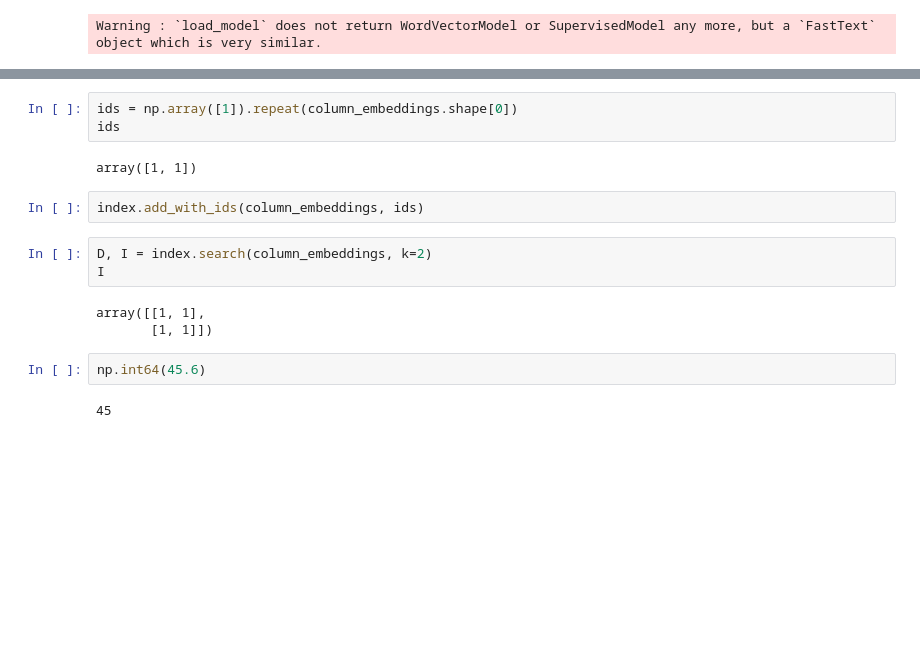
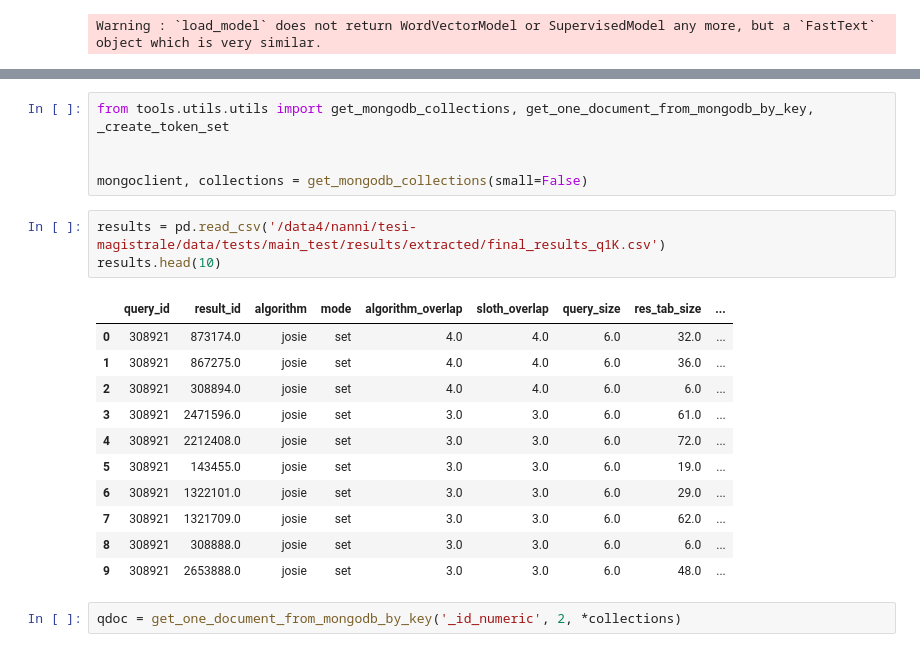
Before and after one commit to nanni00/datalake-table-finder, a Jupyter notebook: experiments/embedding/flat_with_id.ipynb, the cells around one changed output, grey strips where cells are left out. Cells and saved outputs as stored; diff of their text form; blank space fills up the shorter version.

```diff
--- a/experiments/embedding/flat_with_id.ipynb
+++ b/experiments/embedding/flat_with_id.ipynb
@@ -24,17 +19,22 @@ column_embeddings = tabenc.embedding_table(table, numeric_columns=[0, 0, 1])
-# %%
-ids = np.array([1]).repeat(column_embeddings.shape[0])
-ids
-# %% [output]
-array([1, 1])
-# %%
-index.add_with_ids(column_embeddings, ids)
-# %%
-D, I = index.search(column_embeddings, k=2)
-I
-# %% [output]
-array([[1, 1],
-       [1, 1]])
-# %%
-np.int64(45.6)
-# %% [output]
-45
+# %%
+from tools.utils.utils import get_mongodb_collections, get_one_document_from_mongodb_by_key, _create_token_set
+
+
+mongoclient, collections = get_mongodb_collections(small=False)
+# %%
+results = pd.read_csv('/data4/nanni/tesi-magistrale/data/tests/main_test/results/extracted/final_results_q1K.csv')
+results.head(10)
+# %% [output]
+|  | query_id | result_id | algorithm | mode | algorithm_overlap | sloth_overlap | query_size | res_tab_size | ... |
+| 0 | 308921 | 873174.0 | josie | set | 4.0 | 4.0 | 6.0 | 32.0 | ... |
+| 1 | 308921 | 867275.0 | josie | set | 4.0 | 4.0 | 6.0 | 36.0 | ... |
+| 2 | 308921 | 308894.0 | josie | set | 4.0 | 4.0 | 6.0 | 6.0 | ... |
+| 3 | 308921 | 2471596.0 | josie | set | 3.0 | 3.0 | 6.0 | 61.0 | ... |
+| 4 | 308921 | 2212408.0 | josie | set | 3.0 | 3.0 | 6.0 | 72.0 | ... |
+| 5 | 308921 | 143455.0 | josie | set | 3.0 | 3.0 | 6.0 | 19.0 | ... |
+| 6 | 308921 | 1322101.0 | josie | set | 3.0 | 3.0 | 6.0 | 29.0 | ... |
+| 7 | 308921 | 1321709.0 | josie | set | 3.0 | 3.0 | 6.0 | 62.0 | ... |
+| 8 | 308921 | 308888.0 | josie | set | 3.0 | 3.0 | 6.0 | 6.0 | ... |
+| 9 | 308921 | 2653888.0 | josie | set | 3.0 | 3.0 | 6.0 | 48.0 | ... |
+# %%
+qdoc = get_one_document_from_mongodb_by_key('_id_numeric', 2, *collections)
```
Also changed, not shown: parts of 4 cells of this notebook, 22 other files.
